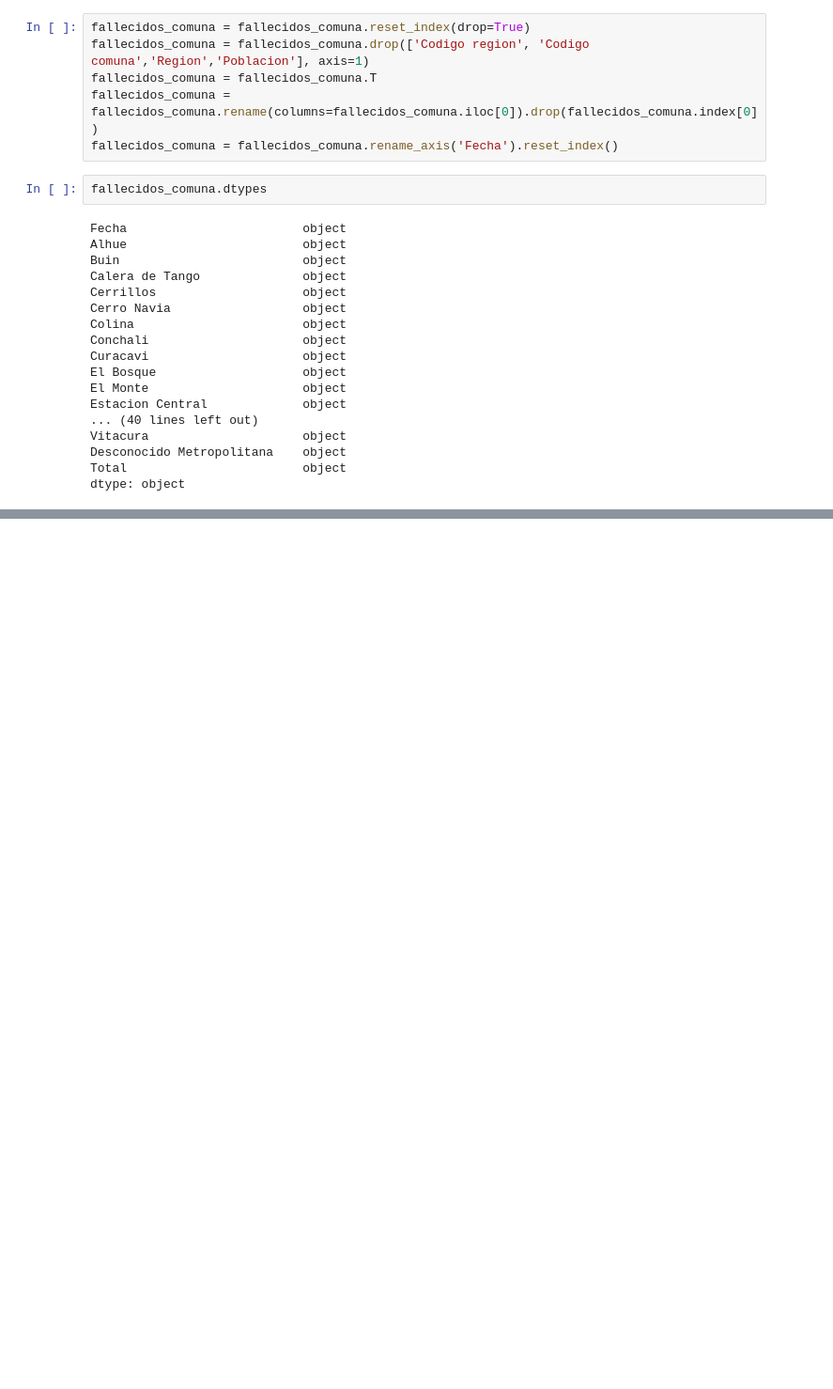
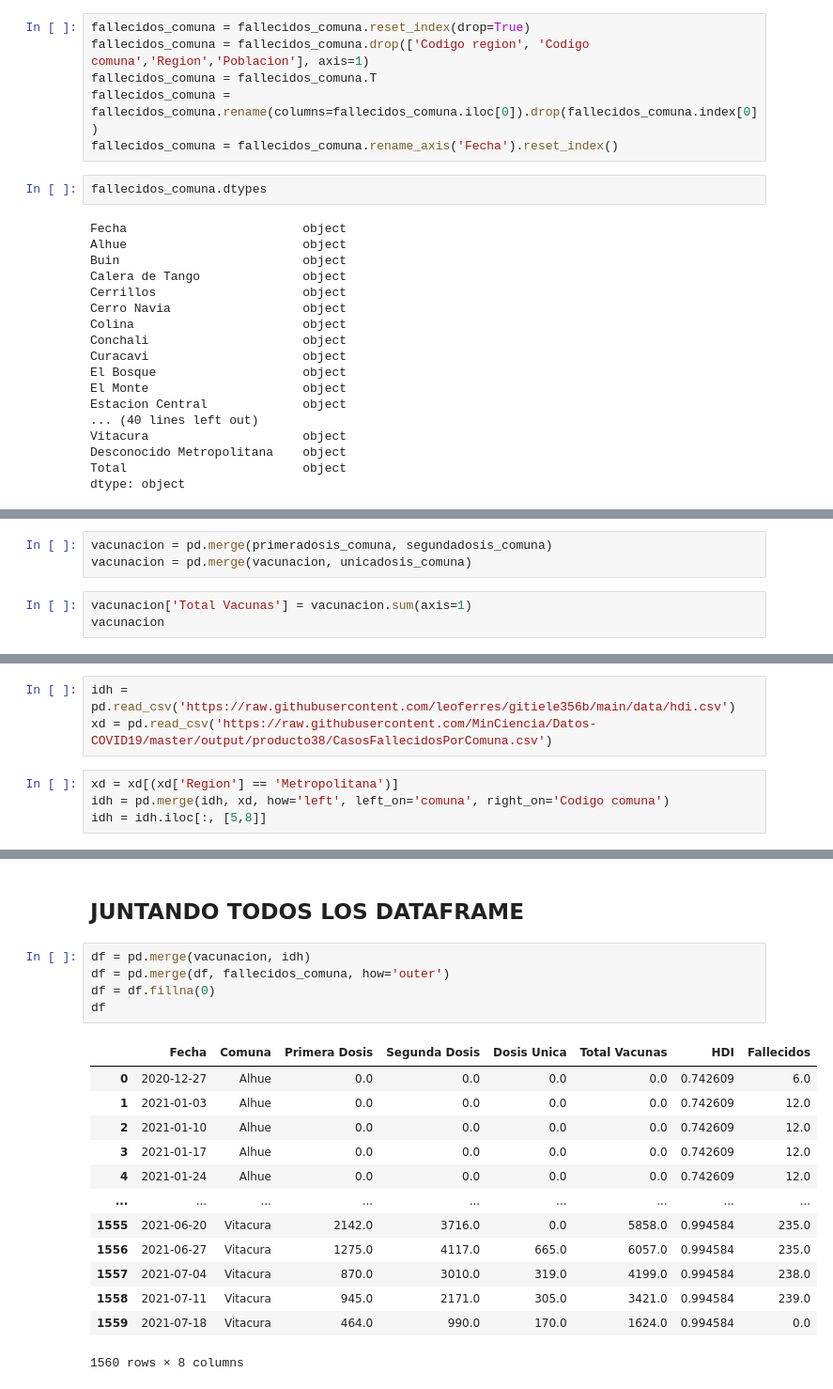
Before and after one commit to emiliopoblete/tareas, a Jupyter notebook: Tarea3.ipynb, the cells around one changed output, grey strips where cells are left out. Shown at 94% size. Saved outputs shown, nothing was run; the diff lists cells and outputs as text; blank space fills up the shorter version.

```diff
--- a/Tarea3.ipynb
+++ b/Tarea3.ipynb
@@ -83,0 +155,6 @@ fallecidos_comuna.resample('W', on='Fecha').sum()
+# %%
+vacunacion = pd.merge(primeradosis_comuna, segundadosis_comuna)
+vacunacion = pd.merge(vacunacion, unicadosis_comuna)
+# %%
+vacunacion['Total Vacunas'] = vacunacion.sum(axis=1)
+vacunacion
@@ -83,0 +177,7 @@ fallecidos_comuna.resample('W', on='Fecha').sum()
+# %%
+idh = pd.read_csv('https://raw.githubusercontent.com/leoferres/gitiele356b/main/data/hdi.csv')
+xd = pd.read_csv('https://raw.githubusercontent.com/MinCiencia/Datos-COVID19/master/output/producto38/CasosFallecidosPorComuna.csv')
+# %%
+xd = xd[(xd['Region'] == 'Metropolitana')]
+idh = pd.merge(idh, xd, how='left', left_on='comuna', right_on='Codigo comuna')
+idh = idh.iloc[:, [5,8]]
@@ -83,0 +204,21 @@ fallecidos_comuna.resample('W', on='Fecha').sum()
+# %% [markdown]
+## JUNTANDO TODOS LOS DATAFRAME
+# %%
+df = pd.merge(vacunacion, idh)
+df = pd.merge(df, fallecidos_comuna, how='outer')
+df = df.fillna(0)
+df
+# %% [output]
+|  | Fecha | Comuna | Primera Dosis | Segunda Dosis | Dosis Unica | Total Vacunas | HDI | Fallecidos |
+| 0 | 2020-12-27 | Alhue | 0.0 | 0.0 | 0.0 | 0.0 | 0.742609 | 6.0 |
+| 1 | 2021-01-03 | Alhue | 0.0 | 0.0 | 0.0 | 0.0 | 0.742609 | 12.0 |
+| 2 | 2021-01-10 | Alhue | 0.0 | 0.0 | 0.0 | 0.0 | 0.742609 | 12.0 |
+| 3 | 2021-01-17 | Alhue | 0.0 | 0.0 | 0.0 | 0.0 | 0.742609 | 12.0 |
+| 4 | 2021-01-24 | Alhue | 0.0 | 0.0 | 0.0 | 0.0 | 0.742609 | 12.0 |
+| ... | ... | ... | ... | ... | ... | ... | ... | ... |
+| 1555 | 2021-06-20 | Vitacura | 2142.0 | 3716.0 | 0.0 | 5858.0 | 0.994584 | 235.0 |
+| 1556 | 2021-06-27 | Vitacura | 1275.0 | 4117.0 | 665.0 | 6057.0 | 0.994584 | 235.0 |
+| 1557 | 2021-07-04 | Vitacura | 870.0 | 3010.0 | 319.0 | 4199.0 | 0.994584 | 238.0 |
+| 1558 | 2021-07-11 | Vitacura | 945.0 | 2171.0 | 305.0 | 3421.0 | 0.994584 | 239.0 |
+| 1559 | 2021-07-18 | Vitacura | 464.0 | 990.0 | 170.0 | 1624.0 | 0.994584 | 0.0 |
+1560 rows × 8 columns
```
Also changed, not shown: parts of 25 cells of this notebook.
